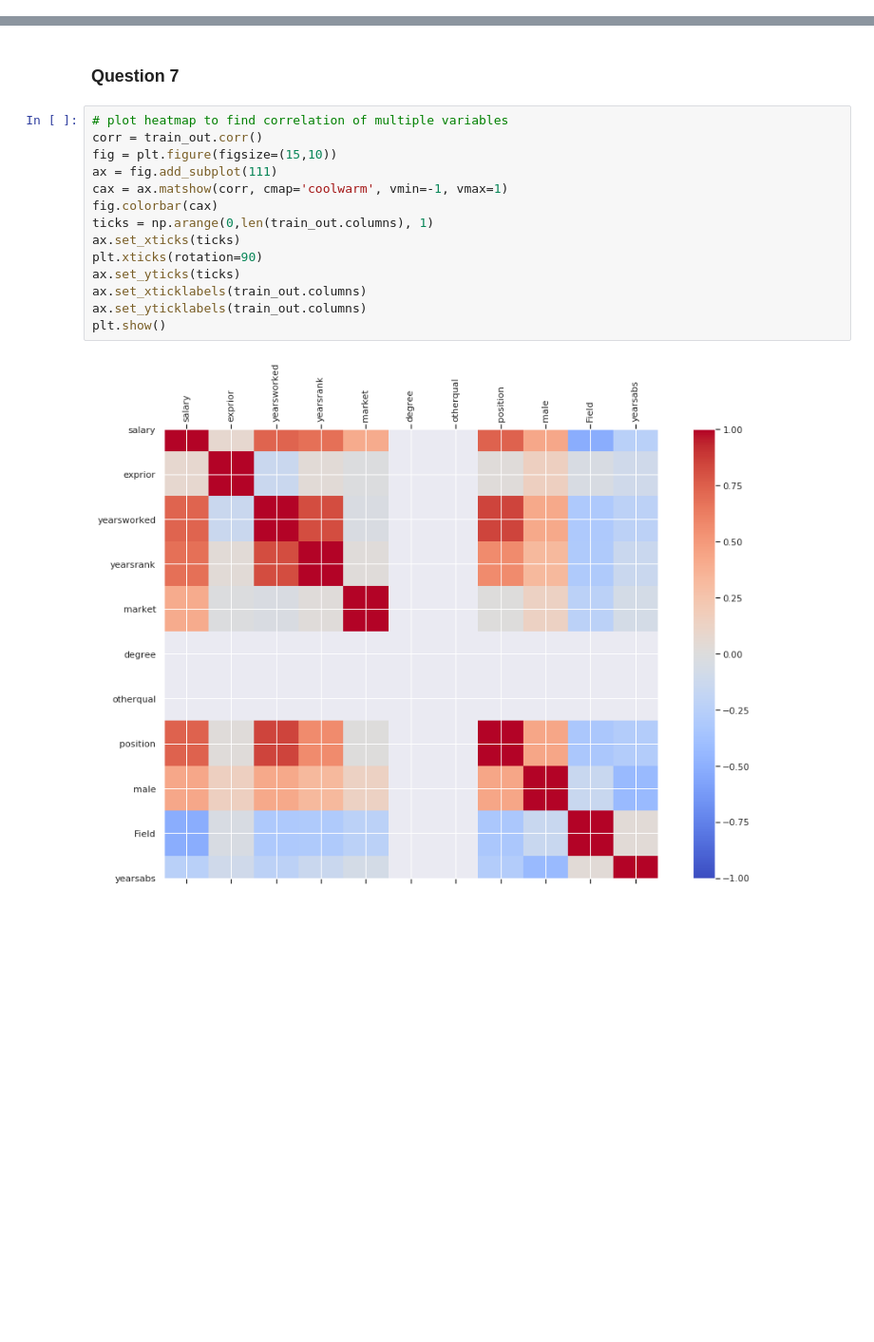
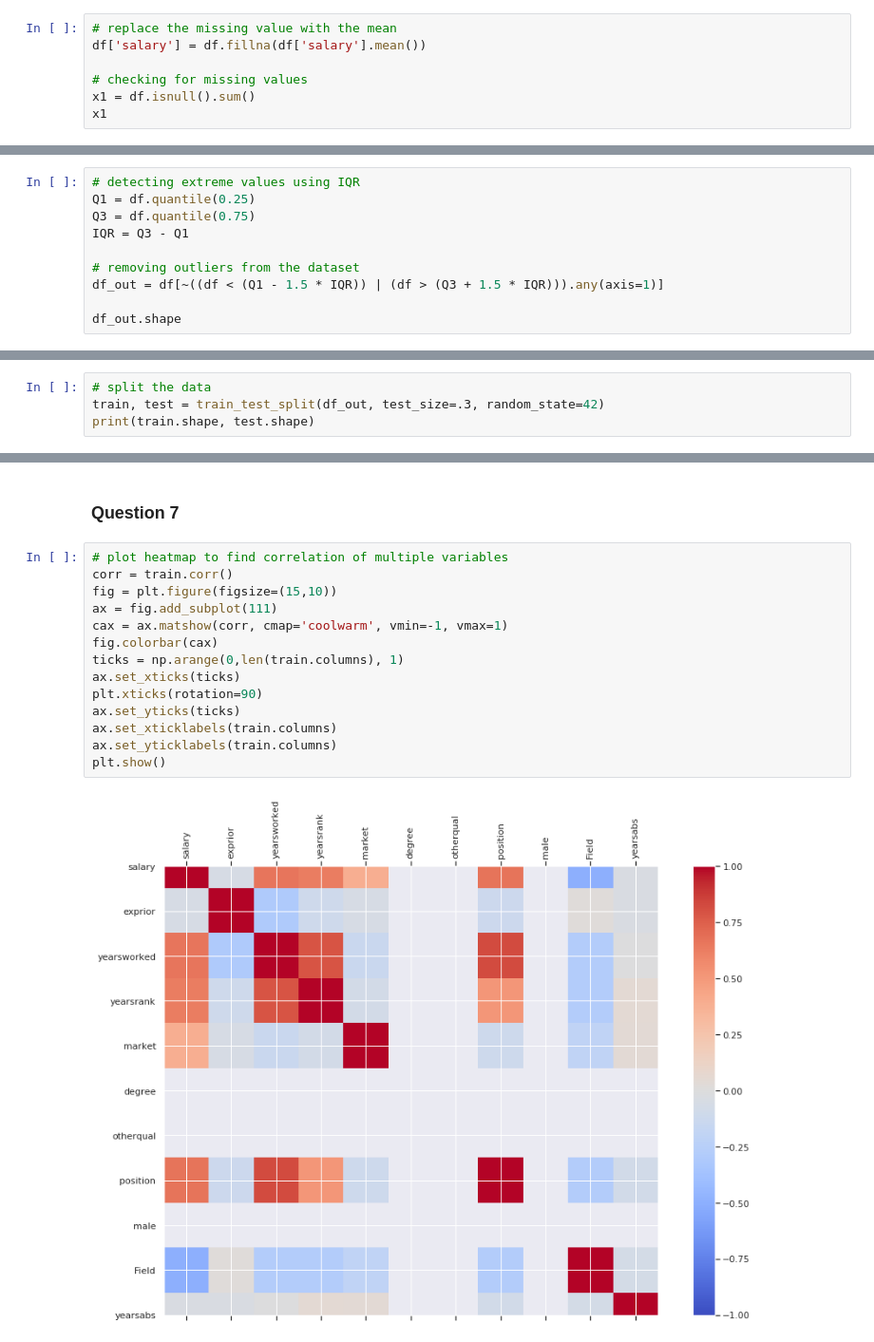
Before and after one commit to thabomayika/simple_regression, a Jupyter notebook: regression.ipynb, the cells around one changed output, grey strips where cells are left out. Shown at 95% size. Drawn from its saved outputs; the diff is of its cells as text; blank space fills up the shorter version.

```diff
--- a/regression.ipynb
+++ b/regression.ipynb
@@ -187,0 +34,7 @@ Generally, 95% confidence interval or 5% level of the significance level is chos
+# %%
+# replace the missing value with the mean
+df['salary'] = df.fillna(df['salary'].mean())
+
+# checking for missing values
+x1 = df.isnull().sum()
+x1
@@ -187,0 +54,10 @@ Generally, 95% confidence interval or 5% level of the significance level is chos
+# %%
+# detecting extreme values using IQR
+Q1 = df.quantile(0.25)
+Q3 = df.quantile(0.75)
+IQR = Q3 - Q1
+
+# removing outliers from the dataset
+df_out = df[~((df < (Q1 - 1.5 * IQR)) | (df > (Q3 + 1.5 * IQR))).any(axis=1)]
+
+df_out.shape
@@ -187,0 +66,4 @@ Generally, 95% confidence interval or 5% level of the significance level is chos
+# %%
+# split the data
+train, test = train_test_split(df_out, test_size=.3, random_state=42)
+print(train.shape, test.shape)
@@ -236,17 +262,17 @@ dtype: float64
 ### Question 7
 # %%
 # plot heatmap to find correlation of multiple variables
-corr = train_out.corr()
+corr = train.corr()
 fig = plt.figure(figsize=(15,10))
 ax = fig.add_subplot(111)
 cax = ax.matshow(corr, cmap='coolwarm', vmin=-1, vmax=1)
 fig.colorbar(cax)
-ticks = np.arange(0,len(train_out.columns), 1)
+ticks = np.arange(0,len(train.columns), 1)
 ax.set_xticks(ticks)
 plt.xticks(rotation=90)
 ax.set_yticks(ticks)
-ax.set_xticklabels(train_out.columns)
-ax.set_yticklabels(train_out.columns)
+ax.set_xticklabels(train.columns)
+ax.set_yticklabels(train.columns)
 plt.show()
 # %% [output]
-[figure, old version]
+[figure, new version]
```
Also changed, not shown: parts of 49 cells of this notebook.
